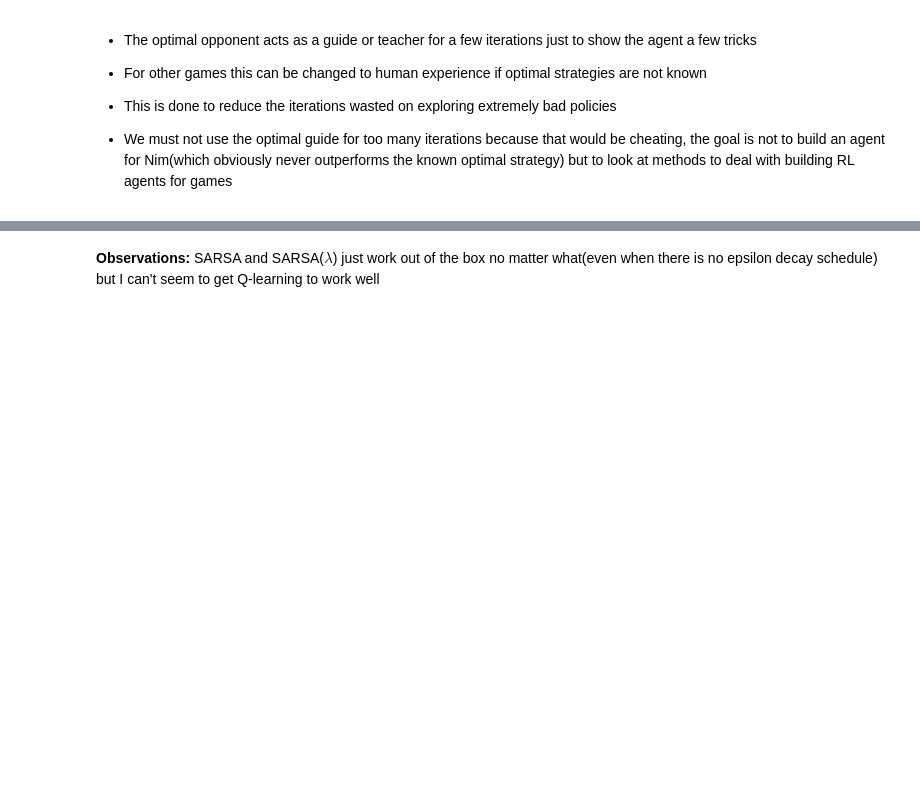
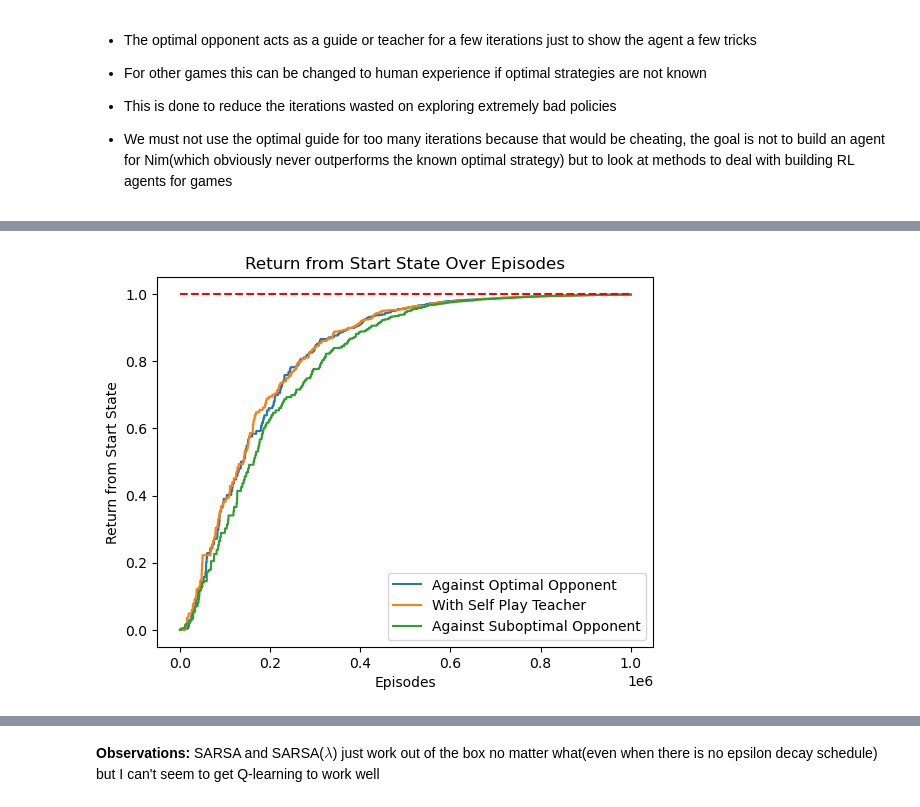
Before and after one commit to s0han24/tabular_rl_methods, a Jupyter notebook: Nim/nim_TD.ipynb, the cells around one changed output, grey strips where cells are left out. Cells and saved outputs as stored; diff of their text form; code cells hidden in the pictures; blank space fills up the shorter version.

```diff
--- a/Nim/nim_TD.ipynb
+++ b/Nim/nim_TD.ipynb
@@ -1036,3 +940,15 @@ plt.show()
+# %%
+plt.plot(history_no_self_play, label='Against Optimal Opponent')
+plt.plot(history_with_teacher, label='With Self Play Teacher')
+plt.plot(history_suboptimal, label='Against Suboptimal Opponent')
+plt.hlines(1.0, 0, len(history_no_self_play), colors='r', linestyles='dashed')
+plt.xlabel('Episodes')
+plt.ylabel('Return from Start State')
+plt.title('Return from Start State Over Episodes')
+plt.legend()
+plt.show()
+# %% [output]
+[figure, added]
 # %%
 # Self play with SARSA(lambda)
 def sarsa_lambda_self_play(gamma=1, policy=EpsilonGreedyPolicy(), step_size=0.02, exploring_starts=True, sample_step=sample_step_reward_zero_on_loss, epsilon_schedule=None, epsilon_schedule_update=None, step_size_schedule=None, play_against_optimal_until=100, lamb=0.2):
```
Also changed, not shown: parts of 53 cells of this notebook, 2 other files.
